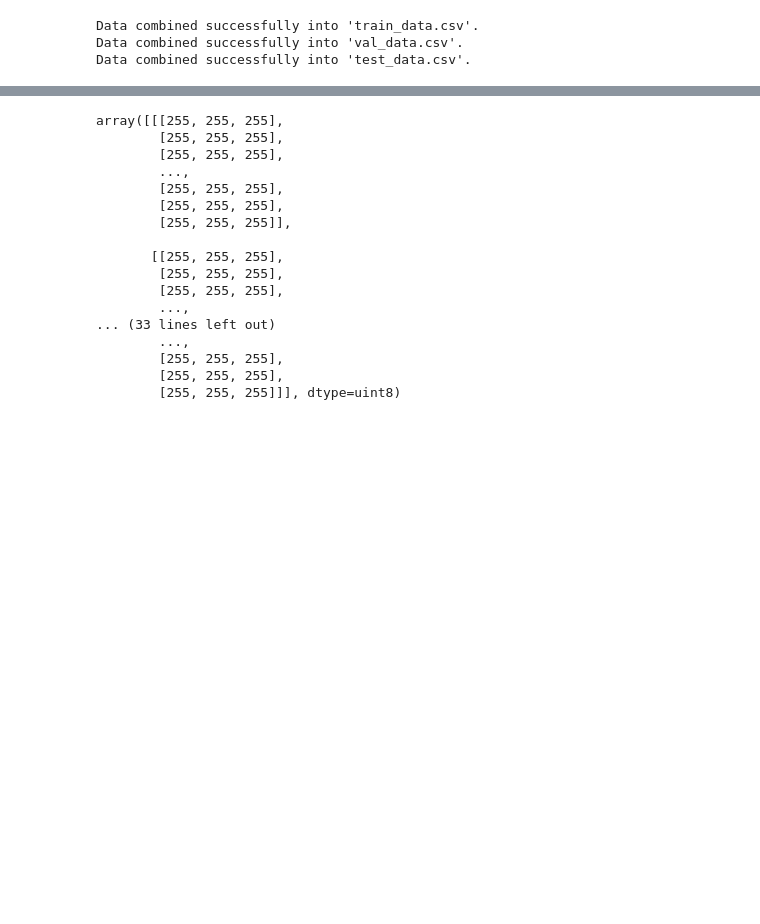
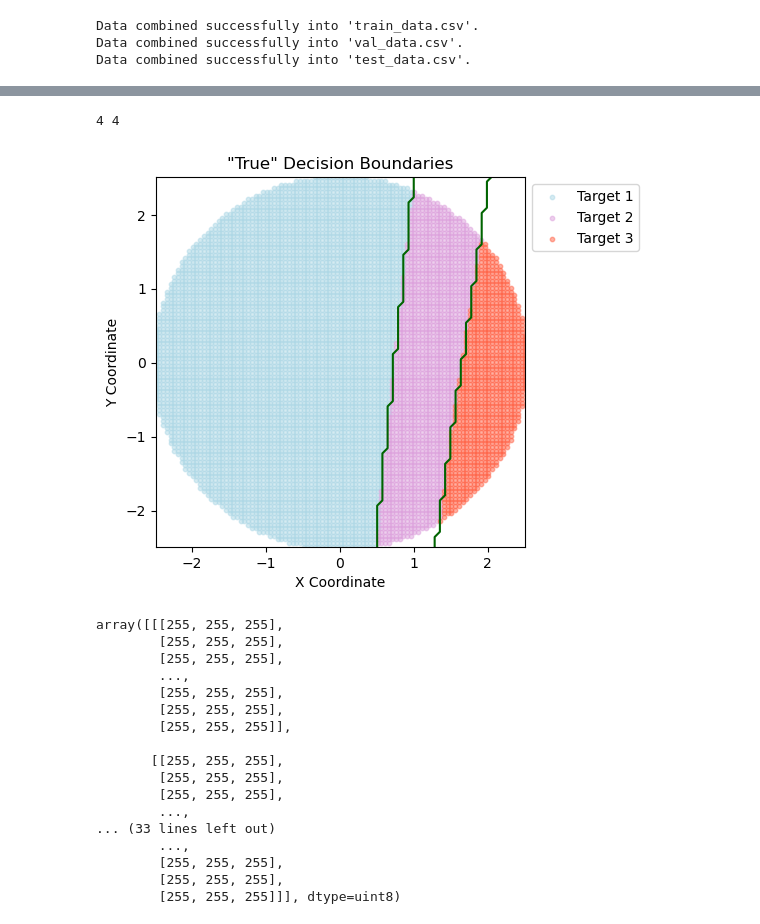
Before and after one commit to Karthik1000/Project_in_Data_Science, a Jupyter notebook: Project_DS_Data_Khang.ipynb, the cells around one changed output, grey strips where cells are left out. Cells and saved outputs as stored; diff of their text form; code cells hidden in the pictures; blank space fills up the shorter version.

```diff
--- a/Project_DS_Data_Khang.ipynb
+++ b/Project_DS_Data_Khang.ipynb
@@ -207,3 +288,8 @@ plot_targets_on_image(train_df_list[9], train_images_list[9])
+# %%
+plot_targets_on_image(train_df_list[9])
+# %% [output]
+4 4
+[figure, added]
 # %%
 A =  train_images_list[9]
 A
```
Also changed, not shown: parts of 5 cells of this notebook, 4 other files.
